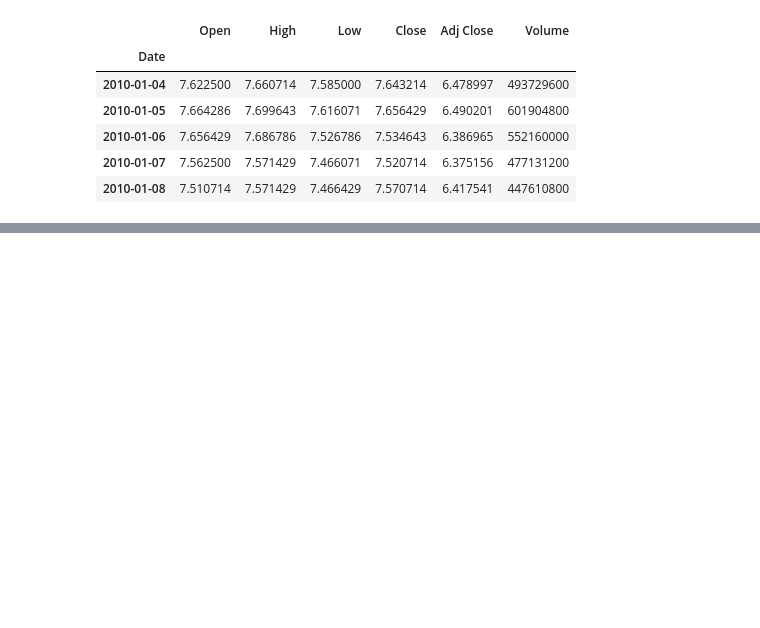
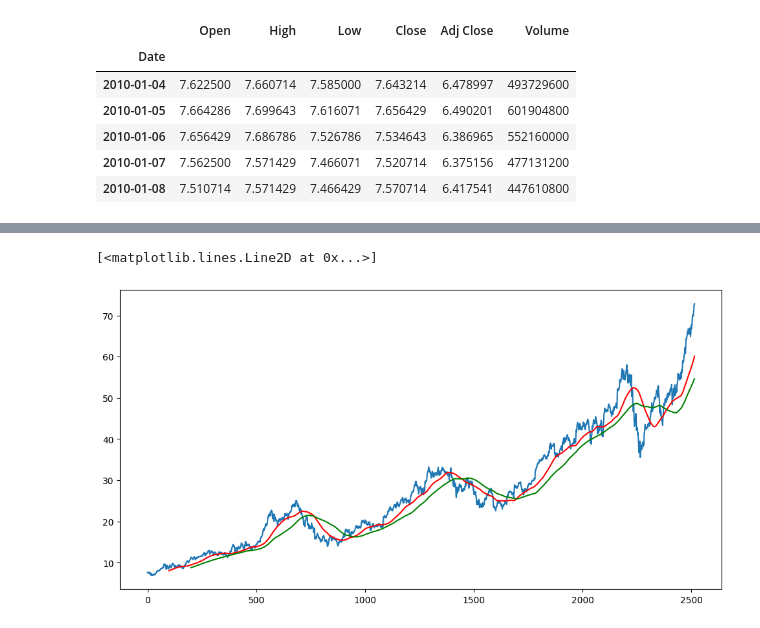
Before and after one commit to hrisabhy/lstm-stockpred, a Jupyter notebook: Model/lstm_model.ipynb, the cells around one changed output, grey strips where cells are left out. Cells and saved outputs as stored; diff of their text form; code cells hidden in the pictures; blank space fills up the shorter version.

```diff
--- a/Model/lstm_model.ipynb
+++ b/Model/lstm_model.ipynb
@@ -21,0 +64,4 @@ df.head()
+# %%
+# Calculate the 200-day moving average for the 'Close'
+ma200 = df.Close.rolling(200).mean()
+ma200
@@ -21,0 +81,9 @@ df.head()
+# %%
+# Ploting Close prices with 100 days and 200 days moving average
+plt.figure(figsize=(12, 6))
+plt.plot(df.Close)
+plt.plot(ma100, 'r')
+plt.plot(ma200, 'g')
+# %% [output]
+[<matplotlib.lines.Line2D at 0x...>]
+[figure, added]
```
Also changed, not shown: parts of 5 cells of this notebook.
